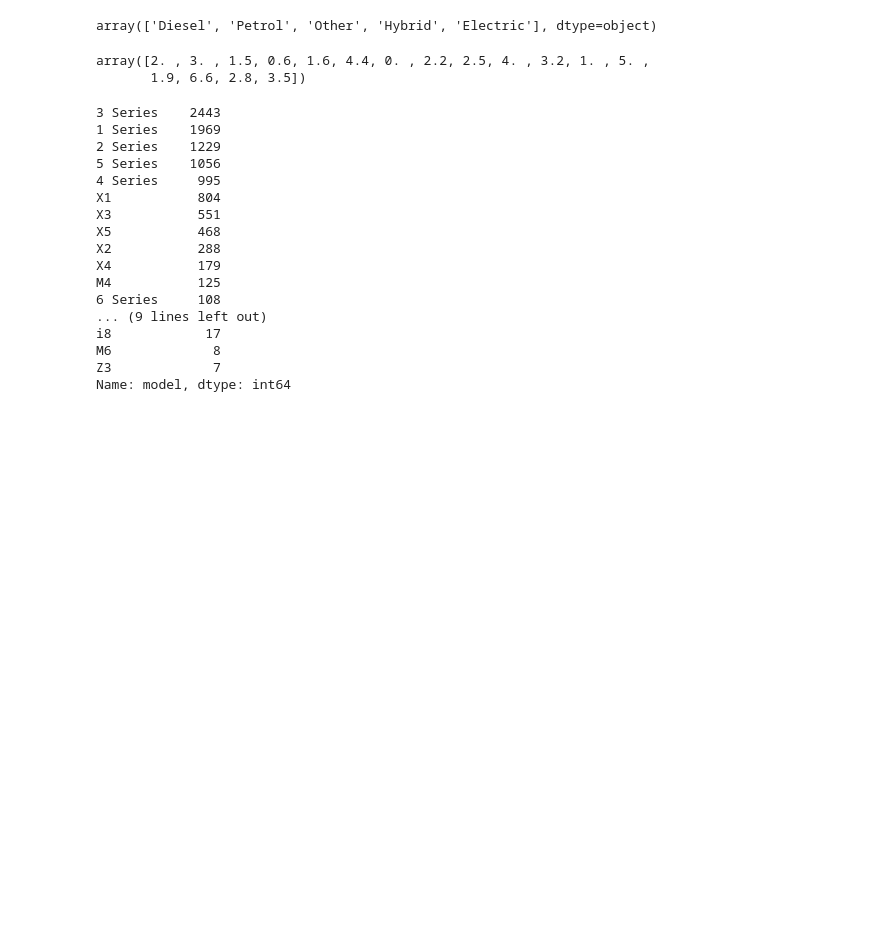
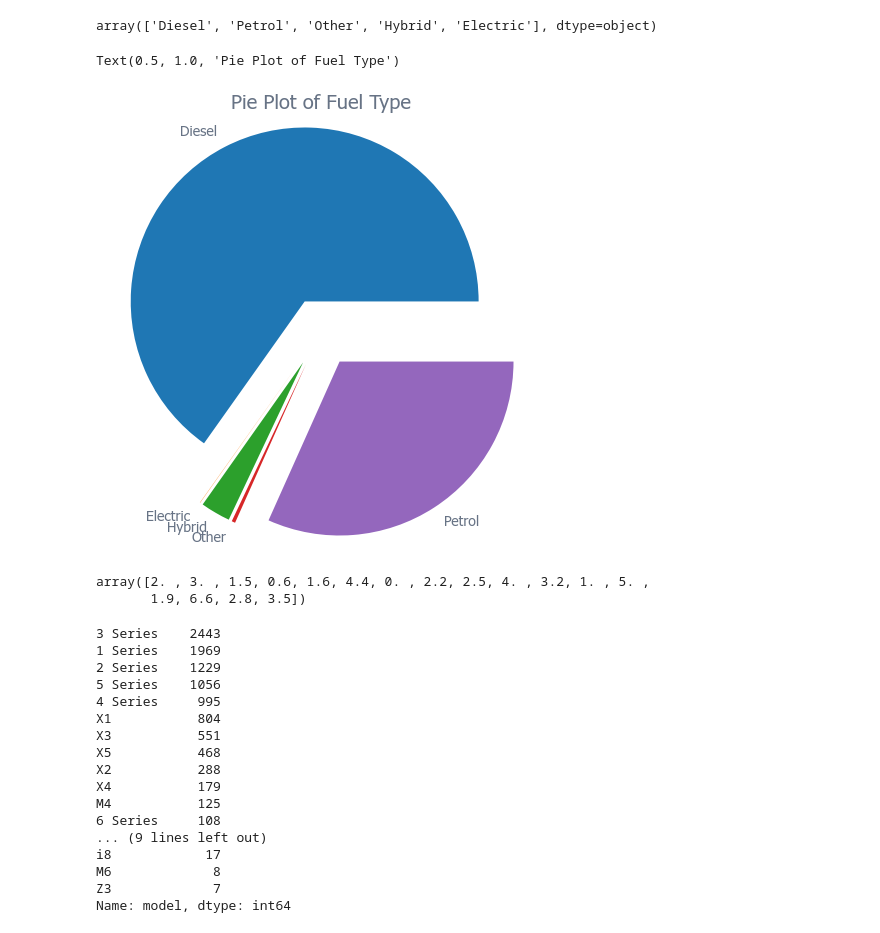
Before and after one commit to MSIA/2022-msia423-yihanzhou, a Jupyter notebook: notebooks/AVCmodel.ipynb, the cells around one changed output. Drawn from its saved outputs; the diff is of its cells as text; code cells hidden in the pictures; blank space fills up the shorter version.

```diff
--- a/notebooks/AVCmodel.ipynb
+++ b/notebooks/AVCmodel.ipynb
@@ -172,6 +188,13 @@ array(['Automatic', 'Manual', 'Semi-Auto'], dtype=object)
 bmw.fuelType.unique()
 # %% [output]
 array(['Diesel', 'Petrol', 'Other', 'Hybrid', 'Electric'], dtype=object)
+# %%
+group2 = bmw.groupby('fuelType').count()
+plt.pie(group2.model,labels = group2.index, explode = [0.2,0.2,0.2,0.2,0.2])
+plt.title("Pie Plot of Fuel Type")
+# %% [output]
+Text(0.5, 1.0, 'Pie Plot of Fuel Type')
+[figure, added]
 # %%
 bmw.engineSize.unique()
 # %% [output]
```
Also changed, not shown: parts of 4 cells of this notebook.
